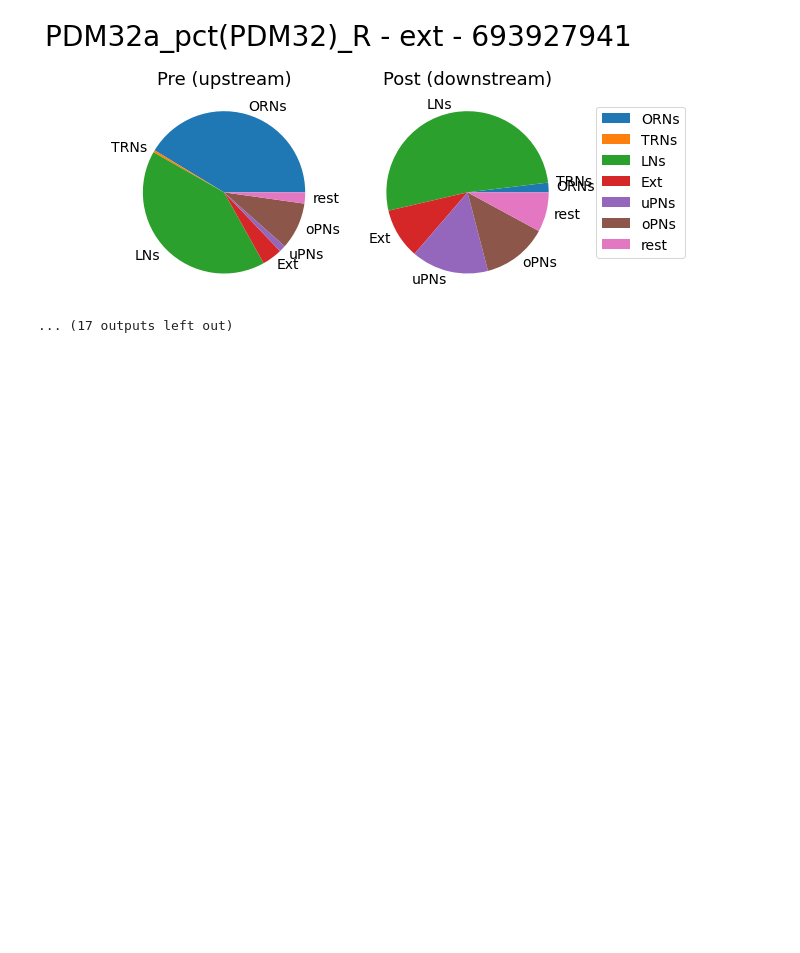
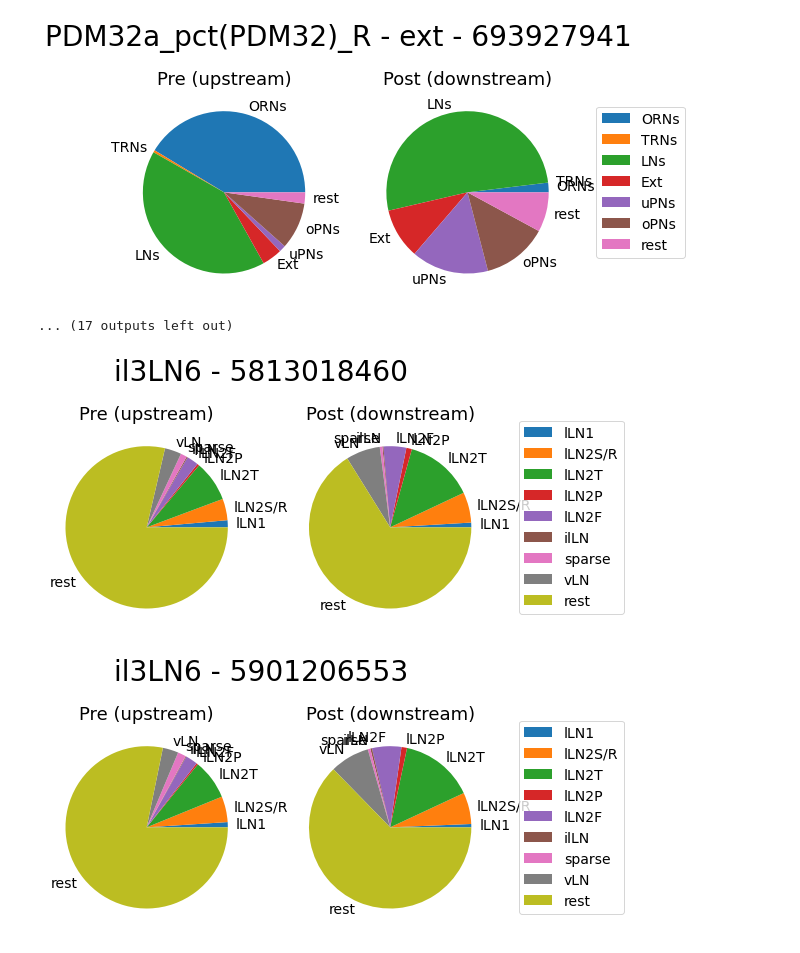
Before and after one commit to AsaBarthMaron/hemibrain_analysis, a Jupyter notebook: 2020_05_28_extrinsic_LN_connectivity.ipynb, the cells around one changed output. Saved outputs shown, nothing was run; the diff lists cells and outputs as text; code cells hidden in the pictures; blank space fills up the shorter version.

Commit message:
Added piecharts for LN6 and LN type connectivity.

```diff
--- a/2020_05_28_extrinsic_LN_connectivity.ipynb
+++ b/2020_05_28_extrinsic_LN_connectivity.ipynb
@@ -392,3 +392,25 @@ for e in ext.iterrows():
 [figure]
 [figure]
 ... (17 outputs left out)
+# %%
+# Breakdown of 'ilLN' connections by LN type
+# TODO: add back other ilLN types (were not included in 'LNs')
+adj = Adjacency(mat)
+LNs.index = LNs['Wilson_morphology']
+type_bids = {
+    'lLN1':LNs['AL Local Neurons'].loc['Y'].astype(int),
+    'lLN2S/R':LNs['AL Local Neurons'].loc['TS'].astype(int),
+    'lLN2T':LNs['AL Local Neurons'].loc['PL'].astype(int),
+    'lLN2P':LNs['AL Local Neurons'].loc['P'].astype(int),
+    'lLN2F':LNs['AL Local Neurons'].loc['D'].astype(int),
+    'ilLN':LNs['AL Local Neurons'].loc['gLN'].astype(int),
+    'sparse':LNs['AL Local Neurons'].loc['sparse'].astype(int),
+    'vLN':LNs['AL Local Neurons'].loc['vLN'].astype(int),
+}
+LNs.index = LNs['AL Local Neurons'].astype(int)
+for bid in type_bids['ilLN']:
+  fig, axs = adj.piechart(bid, type_bids)
+  fig.suptitle(LNs['Final modification'].loc[bid] + ' - ' + str(bid))
+# %% [output]
+[figure, added]
+[figure, added]
```
Also changed, not shown: parts of 4 cells of this notebook.
